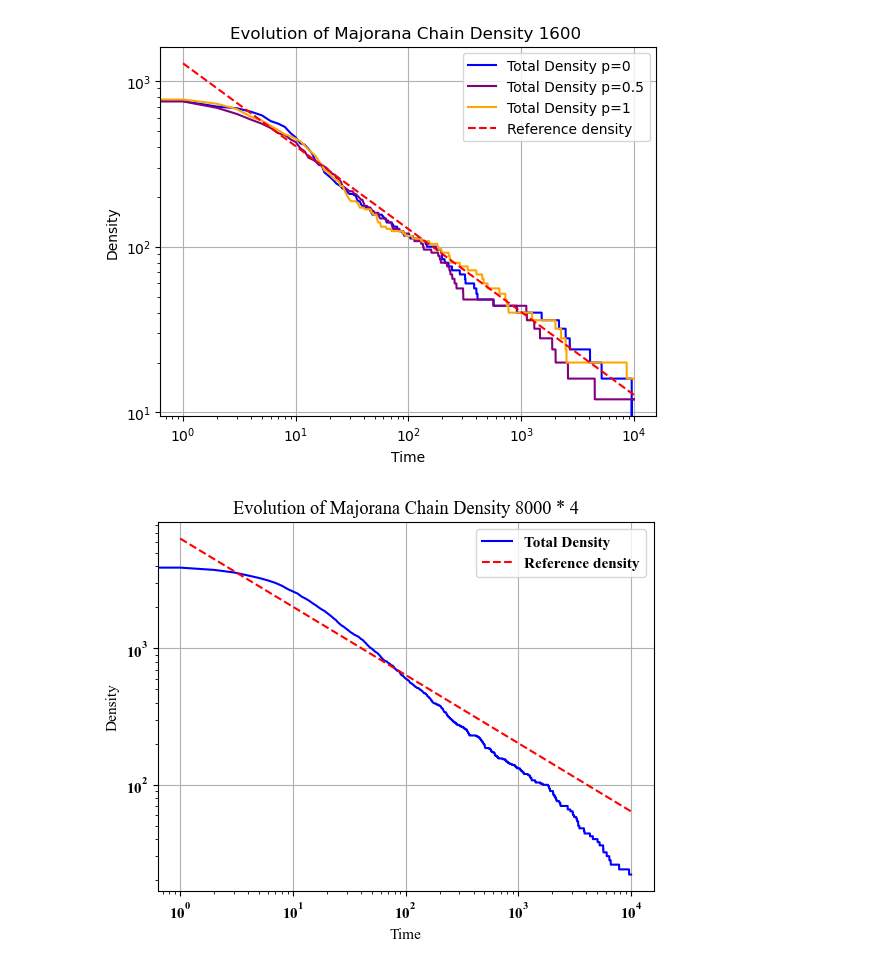
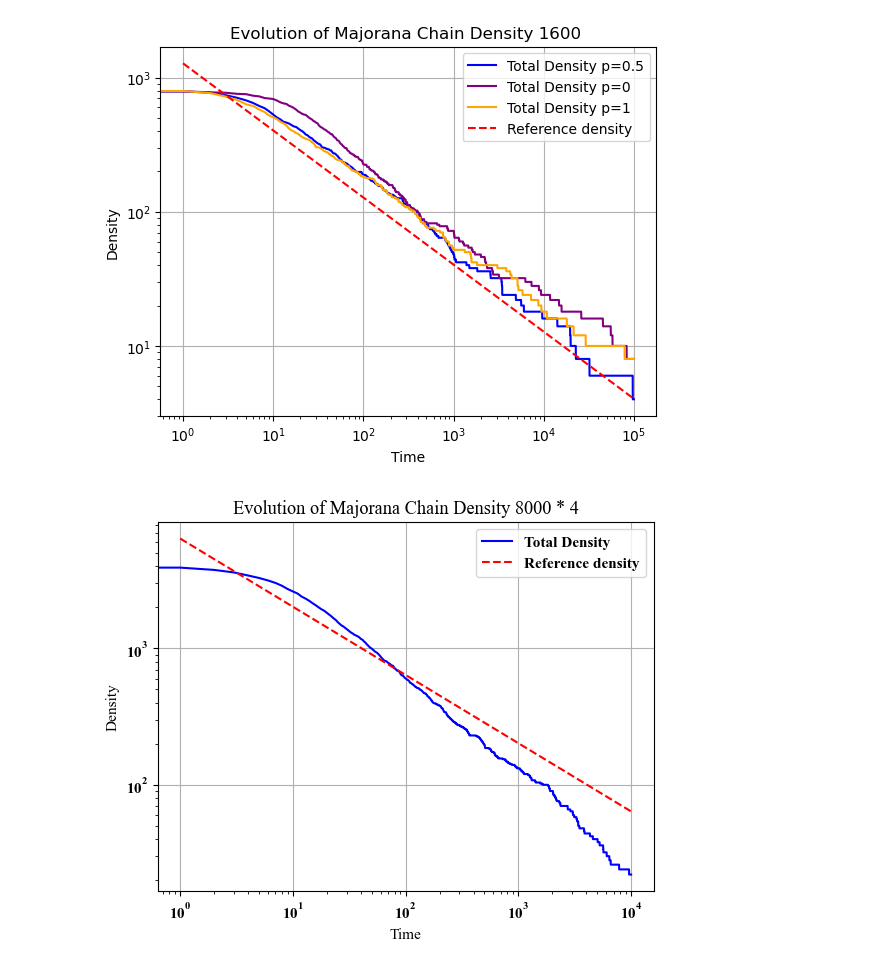
Before and after one commit to toM0dots/Majorana-Braiding, a Jupyter notebook: Two_layer.ipynb, the cells around one changed output. Drawn from its saved outputs; the diff is of its cells as text; code cells hidden in the pictures.

```diff
--- a/Two_layer.ipynb
+++ b/Two_layer.ipynb
@@ -627,31 +703,31 @@ def evolution_annihilate_2L(chain, t, p):
         density[k][1] = density1
     return times, density
 # %%
-chain1 = chain_builder(400, 4)
-times1, density1 = evolution_annihilate_2L(chain1, 10000, 0)
-chain2 = chain_builder(400, 4)
-times2, density2 = evolution_annihilate_2L(chain2, 10000, 0.5)
-chain3 = chain_builder(400, 4)
-times3, density3 = evolution_annihilate_2L(chain3, 10000, 1)
+chain1 = chain_builder_2L(400, 4)
+times1, density1 = evolution_annihilate_2L(chain1, 100000, 0.5)
+chain2 = chain_builder_2L(400, 4)
+times2, density2 = evolution_annihilate_2L(chain2, 100000, 0)
+chain3 = chain_builder_2L(400, 4)
+times3, density3 = evolution_annihilate_2L(chain3, 100000, 1)
 
 density_ref = 1600*4/(math.sqrt(8 * math.pi) * np.sqrt(times1[1:]))
 # plt.plot(times1, (density1[:, 1]+ density1[:, 0]), label='Total Density', color='blue')
 
-plt.plot(times1, (density1[:, 1]+ density1[:, 0]), label='Total Density p=0', color='blue')
-plt.plot(times2, (density2[:, 1]+ density2[:, 0]), label='Total Density p=0.5', color='purple')
+plt.plot(times1, (density1[:, 1]+ density1[:, 0]), label='Total Density p=0.5', color='blue')
+plt.plot(times2, (density2[:, 1]+ density2[:, 0]), label='Total Density p=0', color='purple')
 plt.plot(times3, (density3[:, 1]+ density3[:, 0]), label='Total Density p=1', color='orange')
 plt.plot(times1[1:], density_ref, label='Reference density', color='red', linestyle='--')
 plt.xlabel('Time')
 plt.ylabel('Density')
 plt.xscale('log')
 plt.yscale('log')
 plt.title(f'Evolution of Majorana Chain Density {len(chain1)} ')
 # plt.xlim(0,6)
 plt.legend()
 plt.grid()
 plt.show()
 # %% [output]
-[figure, old version]
+[figure, new version]
 # %%
 density_ref = 16000/(math.sqrt(2 * math.pi) * np.sqrt(times[1:]))
 plt.plot(times, density[:, 1]+ density[:, 0], label='Total Density', color='blue')
```
Also changed, not shown: parts of 2 cells of this notebook, 4 other files.
